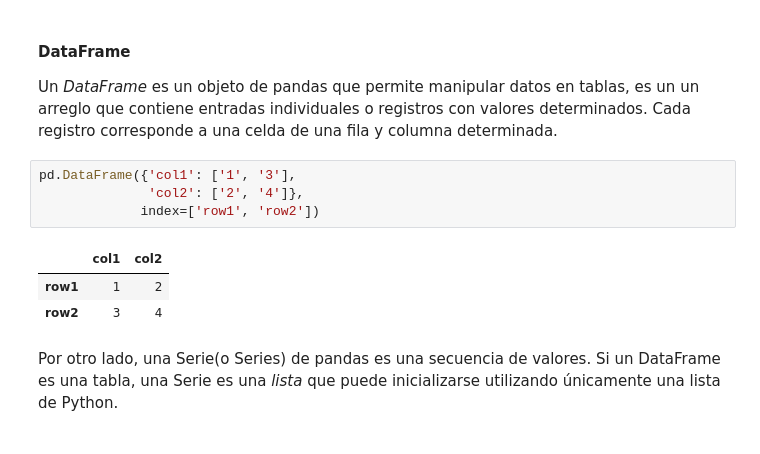
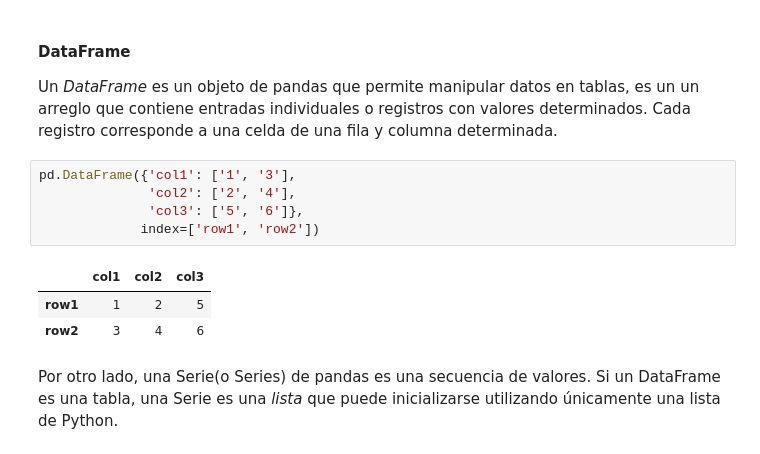
Before and after one commit to Jose-MPM/Notes, a Jupyter notebook: Courses/My_Python_Notes.ipynb, the cells around one changed output. Cells and saved outputs as stored; diff of their text form.

```diff
--- a/Courses/My_Python_Notes.ipynb
+++ b/Courses/My_Python_Notes.ipynb
@@ -67,12 +67,13 @@ import pandas as pd
 Un *DataFrame* es un objeto de pandas que permite manipular datos en tablas, es un un arreglo que contiene entradas individuales o registros con valores determinados. Cada registro corresponde a una celda de una fila y columna determinada.
 # %%
 pd.DataFrame({'col1': ['1', '3'],
-              'col2': ['2', '4']},
+              'col2': ['2', '4'],
+              'col3': ['5', '6']},
              index=['row1', 'row2'])
 # %% [output]
-|  | col1 | col2 |
-| row1 | 1 | 2 |
-| row2 | 3 | 4 |
+|  | col1 | col2 | col3 |
+| row1 | 1 | 2 | 5 |
+| row2 | 3 | 4 | 6 |
 # %% [markdown]
 Por otro lado, una Serie(o Series) de pandas es una secuencia de valores. Si un DataFrame es una tabla, una Serie es una _*lista*_ que puede inicializarse utilizando únicamente una lista de Python.
 # %%
```
Also changed, not shown: parts of 29 cells of this notebook.
